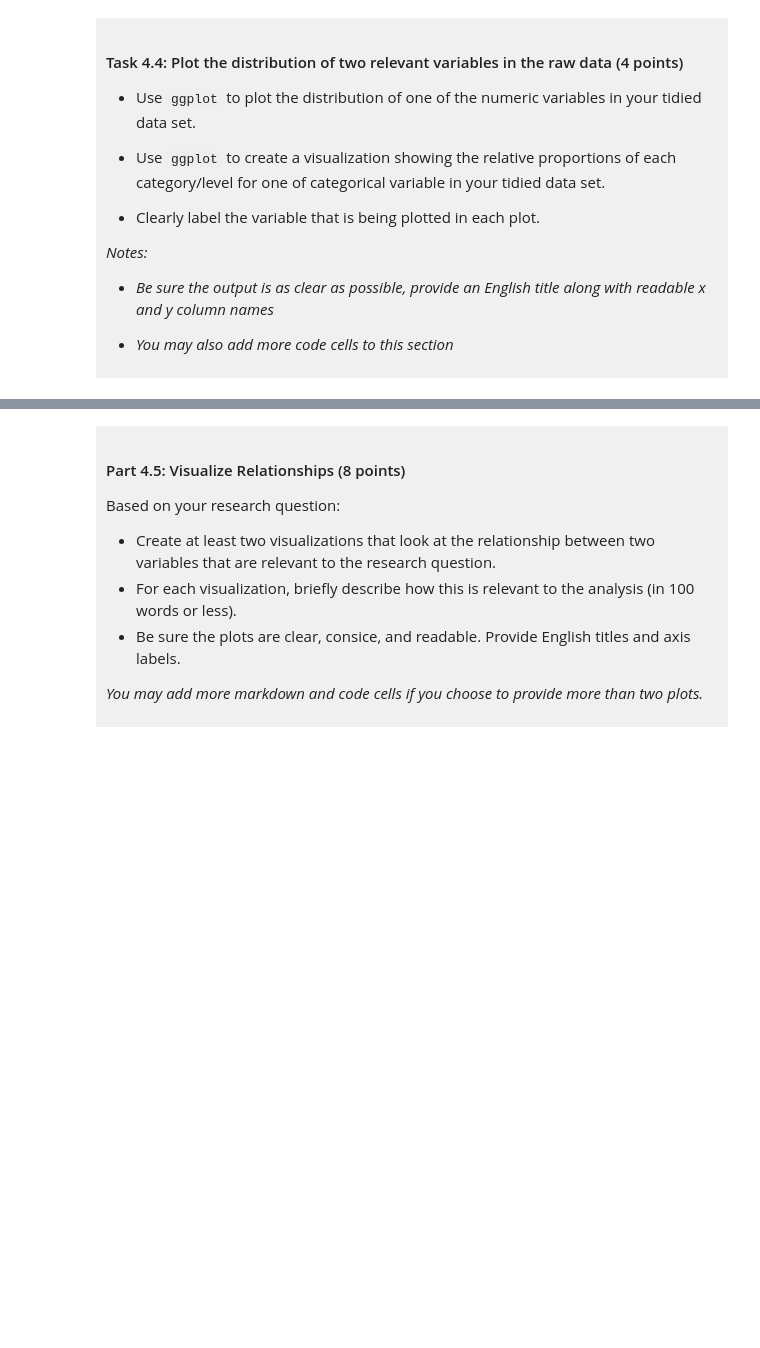
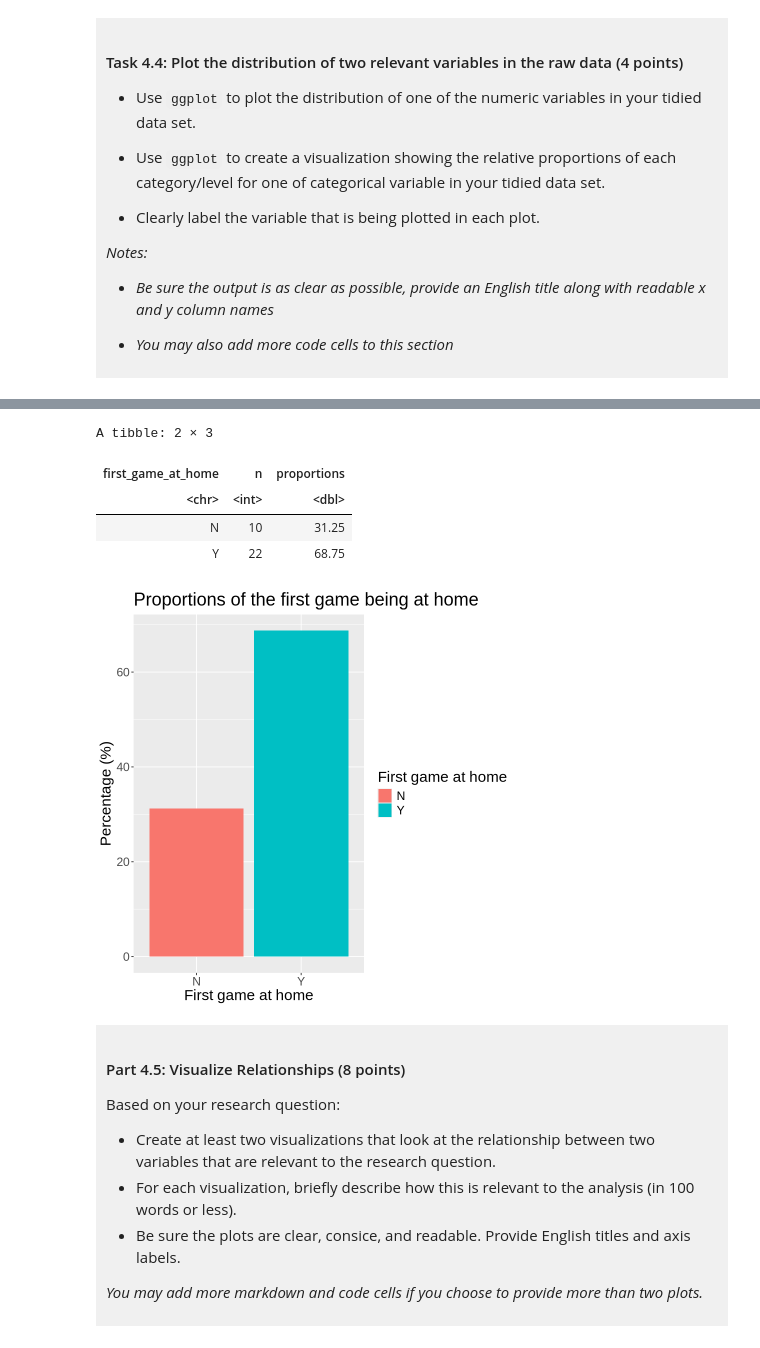
Before and after one commit to ivanavicky17/dsci-100-project-Ivana-Chow, a Jupyter notebook: dsci-100-project-notebook.ipynb, the cells around one changed output, grey strips where cells are left out. Saved outputs shown, nothing was run; the diff lists cells and outputs as text; code cells hidden in the pictures; blank space fills up the shorter version.

```diff
--- a/dsci-100-project-notebook.ipynb
+++ b/dsci-100-project-notebook.ipynb
@@ -305,5 +339,16 @@ You will refine your research question (if needed) and produce a tidy data set.
 # %%
-### EDIT THIS CODE CELL FOR PLOT 2 ###
+basketball_proportions <- basketball_full |> count(first_game_at_home) |> mutate(proportions = (n/sum(n)) * 100)
+basketball_proportions
+first_game_at_home_plot <- basketball_proportions |> ggplot(aes(x = first_game_at_home, y = proportions, fill = first_game_at_home)) + geom_bar(stat = "identity") +
+labs(x = "First game at home", y = "Percentage (%)", fill = "First game at home", title = "Proportions of the first game being at home") + theme(text = element_text(size = 18))
+first_game_at_home_plot
+# %% [output]
+A tibble: 2 × 3
+| first_game_at_home | n | proportions |
+| <chr> | <int> | <dbl> |
+| N | 10 | 31.25 |
+| Y | 22 | 68.75 |
+[figure, added]
 # %% [markdown]
 <div style="background-color: #f0f0f0; padding: 10px;">
 
```
Also changed, not shown: parts of 12 cells of this notebook.
